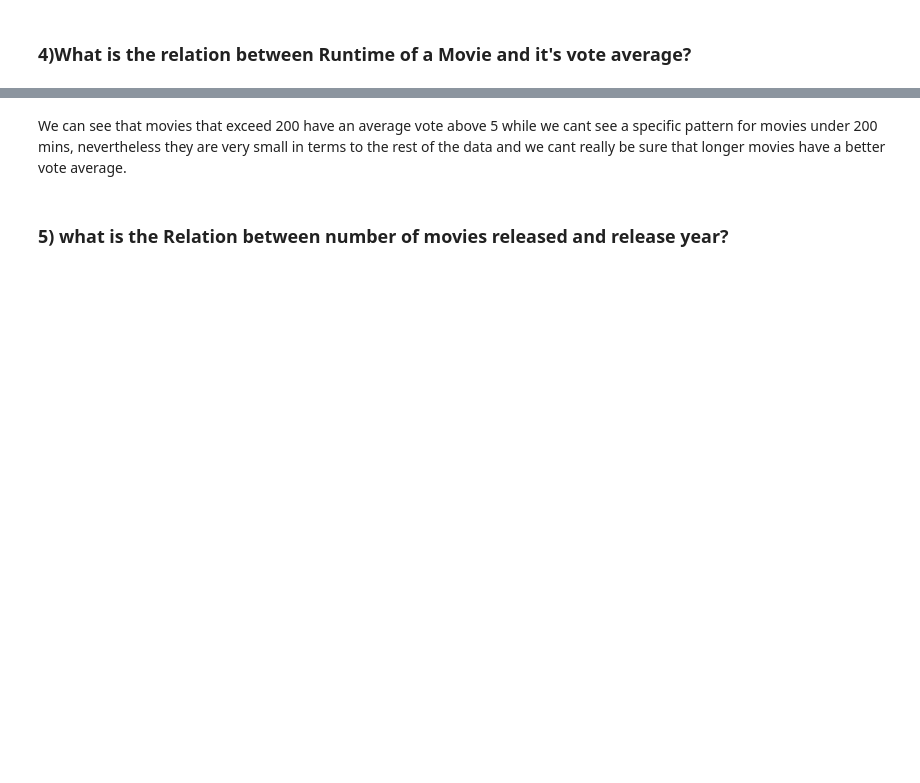
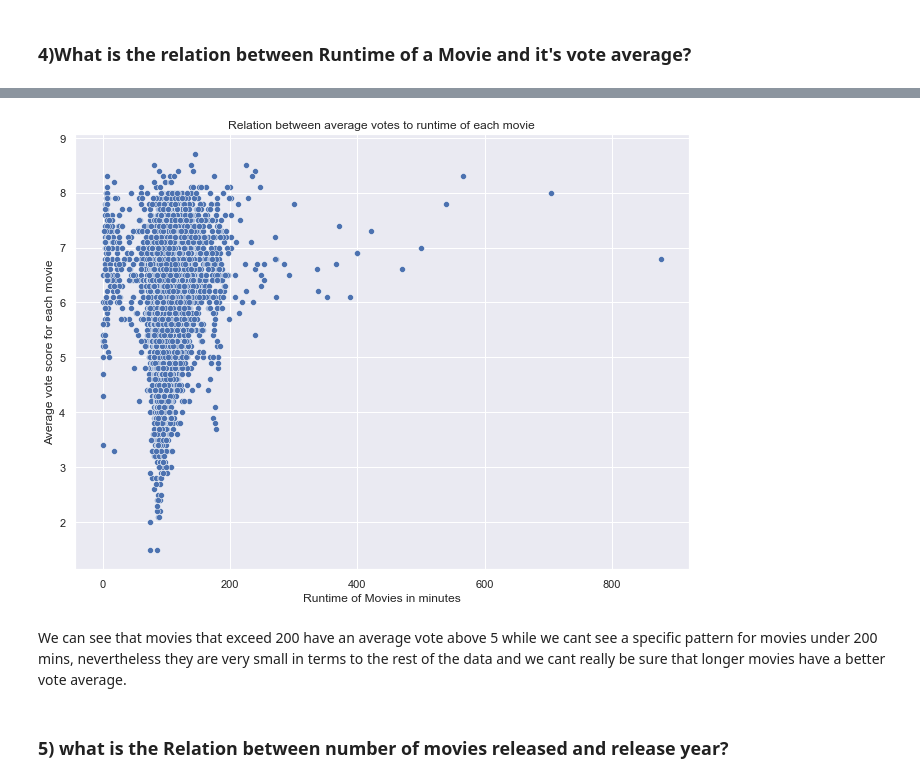
Before and after one commit to nuublx/TMDB-DataAnalysis, a Jupyter notebook: project.ipynb, the cells around one changed output, grey strips where cells are left out. Cells and saved outputs as stored; diff of their text form; code cells hidden in the pictures; blank space fills up the shorter version.

```diff
--- a/project.ipynb
+++ b/project.ipynb
@@ -79,5 +78,9 @@ memory usage: 1.7+ MB
 # %%
-df.drop(['imdb_id', 'cast', 'homepage', 'tagline', 'keywords', 'overview', 'budget_adj', 'revenue_adj', 'release_date'], axis=1, inplace=True)
+#dropping non important columns
+df.drop(
+    ['imdb_id', 'cast', 'homepage', 'tagline', 'keywords', 'overview', 'budget_adj', 'revenue_adj', 'release_date'],
+    axis=1, inplace=True
+    )
 df.head()
 # %% [output]
 |  | id | popularity | budget | revenue | original_title | director | runtime | genres | ... |
@@ -424,3 +422,12 @@ sns.scatterplot(data=df,x='runtime',y='vote_average');
+# %%
+# create a scatter plot with runtime of movie on x-axis and its vote average on y-axis
+sns.scatterplot(data=df,x='runtime',y='vote_average')
+plt.xlabel("Runtime of Movies in minutes")
+plt.ylabel("Average vote score for each movie")
+plt.title("Relation between average votes to runtime of each movie")
+plt.show()
+# %% [output]
+[figure, added]
 # %% [markdown]
 We can see that movies that exceed 200 have an average vote above 5 while we cant see a specific pattern for movies under 200 mins, nevertheless they are very small in terms to the rest of the data and we cant really be sure that longer movies have a better vote average.
 # %% [markdown]
```
Also changed, not shown: parts of 57 cells of this notebook, 1 other file.
